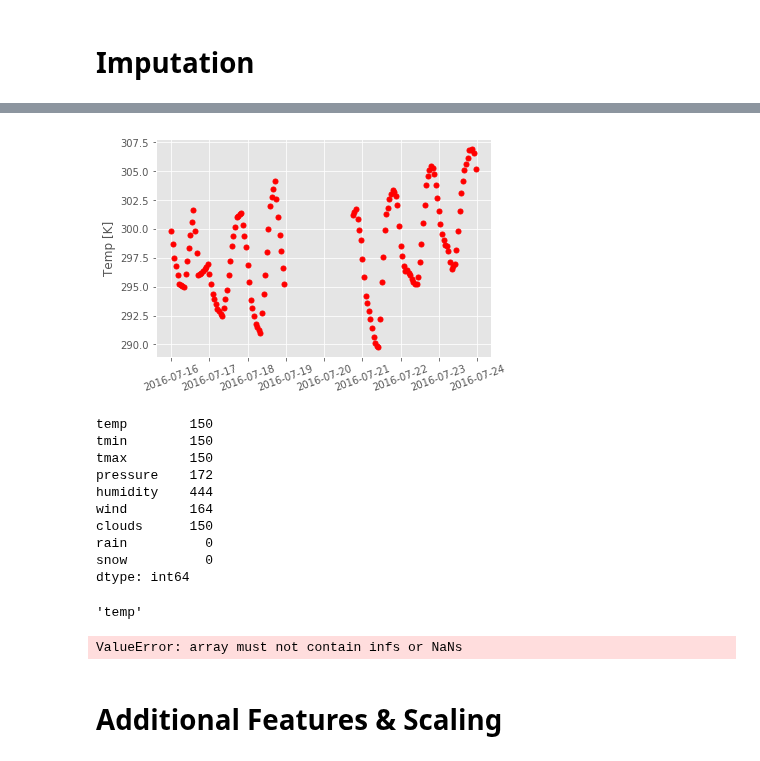
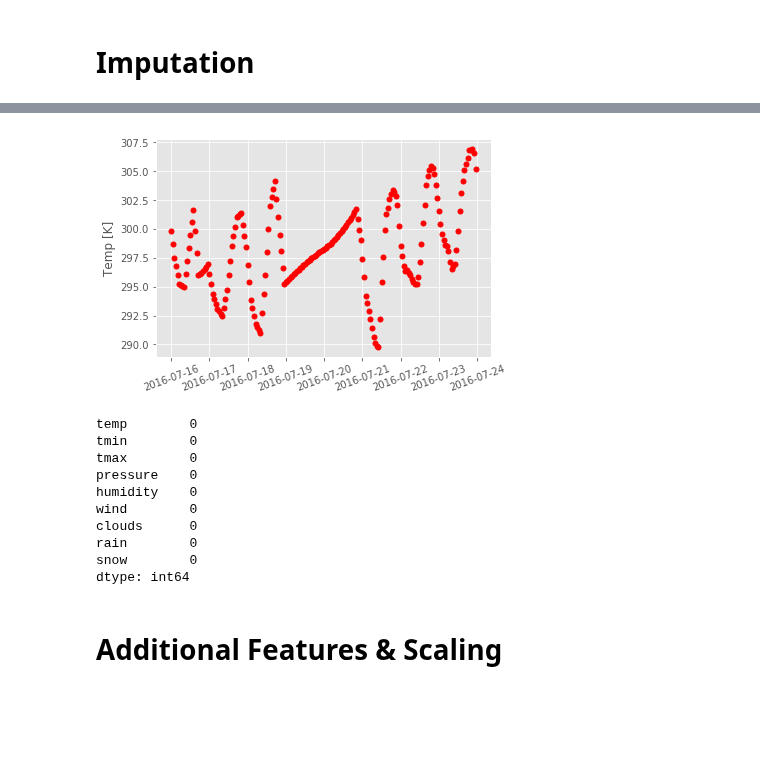
Before and after one commit to kevinkoste/university-load-forecasting, a Jupyter notebook: weather_pipeline.ipynb, the cells around one changed output, grey strips where cells are left out. Drawn from its saved outputs; the diff is of its cells as text; code cells hidden in the pictures; blank space fills up the shorter version.

```diff
--- a/weather_pipeline.ipynb
+++ b/weather_pipeline.ipynb
@@ -88,5 +103,11 @@ dense_weather = sparse_weather.copy(deep=True)
 # %%
-# interpolates gaps shorter than 6 hours as indicated by bool_gaps
-for i in dense_weather.columns:
-    bool_gaps = fn.gap_finder(dense_weather,i,6)
-    dense_weather[i].mask(bool_gaps[i]==True,dense_weather[i].interpolate(method='linear'),inplace=True)
+# # interpolates gaps shorter than 6 hours as indicated by bool_gaps
+# for i in dense_weather.columns:
+#     bool_gaps = fn.gap_finder(dense_weather,i,6)
+#     dense_weather[i].mask(bool_gaps[i]==True,dense_weather[i].interpolate(method='linear'),inplace=True)
+
+# workaround, uses linear impute for gaps with a 6 hour limit
+dense_weather.interpolate(method='linear',limit=6,inplace=True)
+
+fn.plot_feature(dense_weather,'temp','2016-07-16 00:00:00','2016-07-24 00:00:00',ylabel='Temp [K]')
+print(dense_weather.isnull().sum())
@@ -93,27 +126,22 @@ for i in dense_weather.columns:
 # %%
+# implement sine_impute function, currently very broken due to gap_finder issues
+# for i in range(len(dense_weather.columns)):
+#     dense_weather = fn.sine_impute(dense_weather,i)
+
+# workaround, impute values using quadratic fit which works well for gaps less than 24 hours
+dense_weather.interpolate(method='quadratic',inplace=True)
+
 fn.plot_feature(dense_weather,'temp','2016-07-16 00:00:00','2016-07-24 00:00:00',ylabel='Temp [K]')
-print(dense_weather.isnull().sum())
+dense_weather.isnull().sum()
 # %% [output]
-[figure, old version]
+[figure, new version]
-temp        150
-tmin        150
-tmax        150
-pressure    172
-humidity    444
-wind        164
-clouds      150
-rain          0
-snow          0
+temp        0
+tmin        0
+tmax        0
+pressure    0
+humidity    0
+wind        0
+clouds      0
+rain        0
+snow        0
 dtype: int64
-# %%
-dense_weather.columns[0]
-# %% [output]
-'temp'
-# %%
-
-for i in range(len(dense_weather.columns)):
-    dense_weather = fn.sine_impute(dense_weather,i)
-
-dense_weather.isnull().sum()
-# %% [output]
-ValueError: array must not contain infs or NaNs
```
Also changed, not shown: parts of 9 cells of this notebook, 2 other files.
